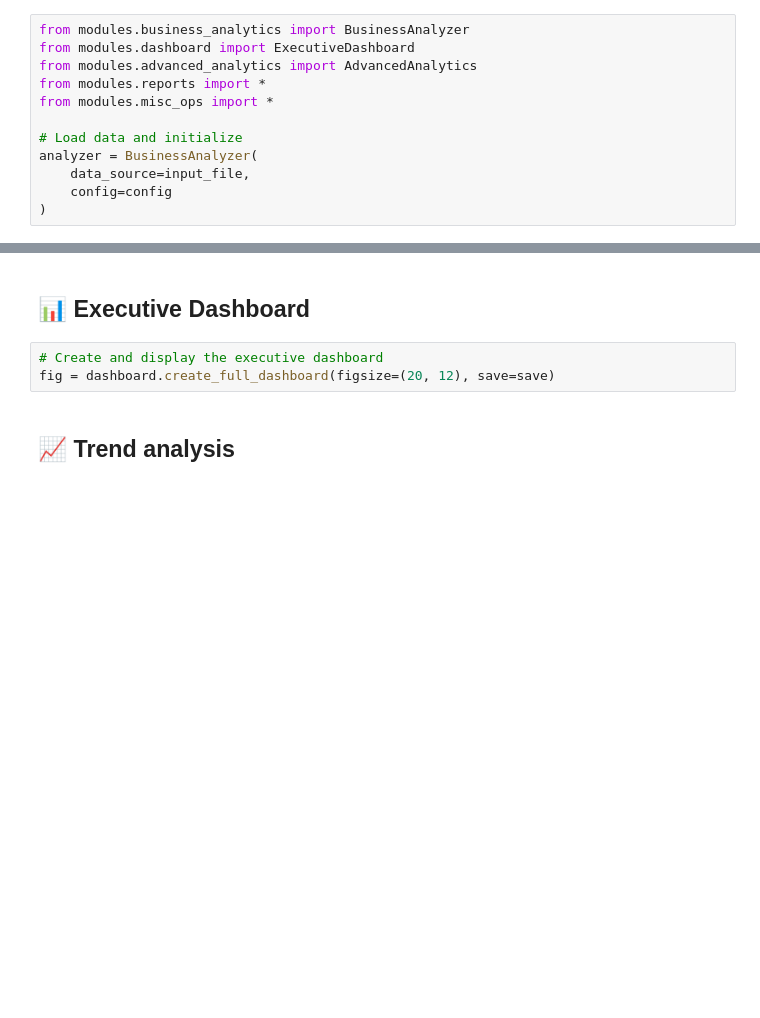
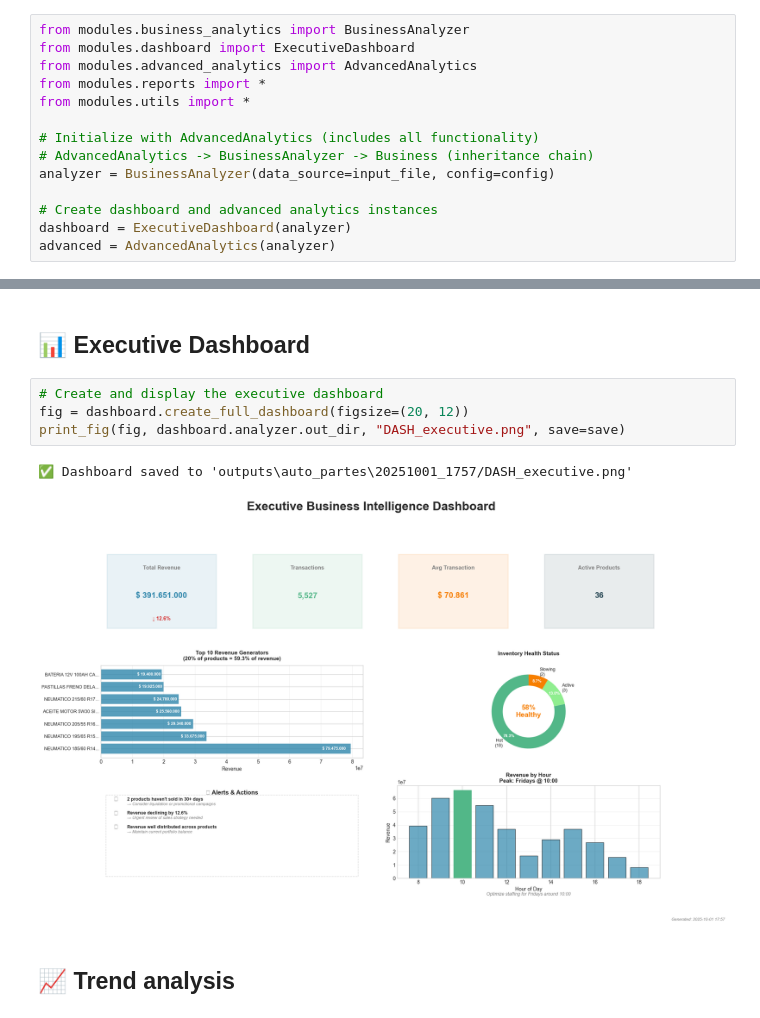
Before and after one commit to Brownbull/khujta_ai_business, a Jupyter notebook: full_note.ipynb, the cells around one changed output, grey strips where cells are left out. Saved outputs shown, nothing was run; the diff lists cells and outputs as text; blank space fills up the shorter version.

```diff
--- a/full_note.ipynb
+++ b/full_note.ipynb
@@ -31,11 +31,13 @@ from modules.business_analytics import BusinessAnalyzer
 from modules.dashboard import ExecutiveDashboard
 from modules.advanced_analytics import AdvancedAnalytics
 from modules.reports import *
-from modules.misc_ops import *
+from modules.utils import *
 
-# Load data and initialize
-analyzer = BusinessAnalyzer(
-    data_source=input_file,
-    config=config
-)
+# Initialize with AdvancedAnalytics (includes all functionality)
+# AdvancedAnalytics -> BusinessAnalyzer -> Business (inheritance chain)
+analyzer = BusinessAnalyzer(data_source=input_file, config=config)
+
+# Create dashboard and advanced analytics instances
+dashboard = ExecutiveDashboard(analyzer)
+advanced = AdvancedAnalytics(analyzer)
 # %% [output]
@@ -102,7 +95,11 @@ peak_times = analyzer.get_peak_times(save=save)
 ## 📊 Executive Dashboard
 # %%
 # Create and display the executive dashboard
-fig = dashboard.create_full_dashboard(figsize=(20, 12), save=save)
+fig = dashboard.create_full_dashboard(figsize=(20, 12))
+print_fig(fig, dashboard.analyzer.out_dir, "DASH_executive.png", save=save)
+# %% [output]
+✅ Dashboard saved to 'outputs\auto_partes\20251001_1757/DASH_executive.png'
+[figure, added]
 # %% [markdown]
 ## 📈 Trend analysis
 # %%
```
Also changed, not shown: parts of 16 cells of this notebook, 8 other files.
